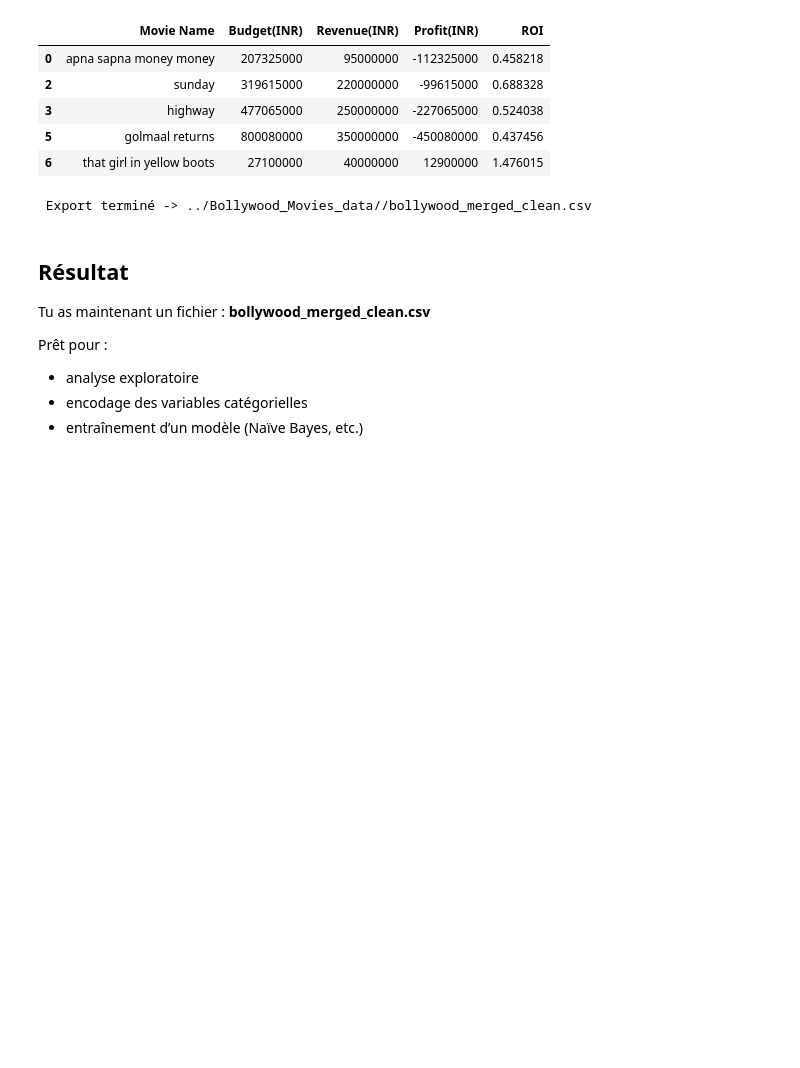
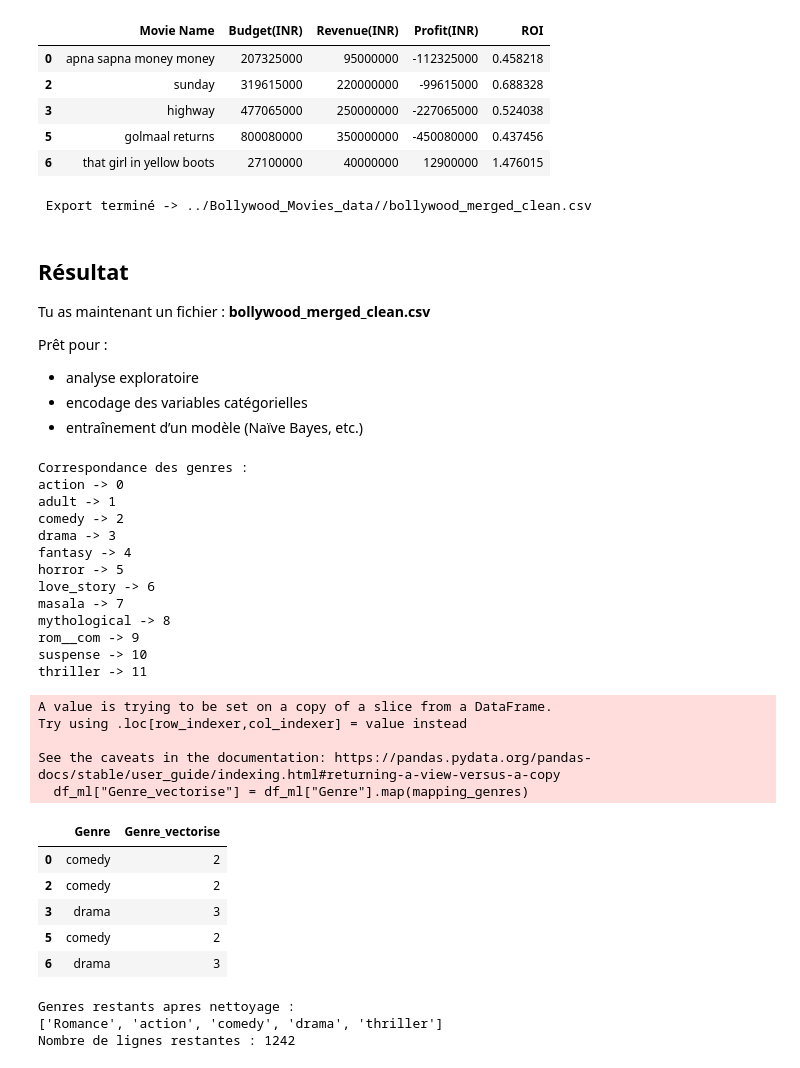
Before and after one commit to kbenaicha/Project-dePr-diction-du-genre-des-films-avec-Naive-Bayes, a Jupyter notebook: src/Bollywood_Fusion_Nettoyage.ipynb, the cells around one changed output. Saved outputs shown, nothing was run; the diff lists cells and outputs as text; code cells hidden in the pictures; blank space fills up the shorter version.

Commit message:
Vectorisation et correction des genres

```diff
--- a/src/Bollywood_Fusion_Nettoyage.ipynb
+++ b/src/Bollywood_Fusion_Nettoyage.ipynb
@@ -300,3 +300,56 @@ Prêt pour :
 - analyse exploratoire
 - encodage des variables catégorielles
 - entraînement d’un modèle (Naïve Bayes, etc.)
+# %%
+# 11) Vectorisation de la colonne Genre
+# Chaque genre est transform? en un code num?rique diff?rent
+
+mapping_genres = {genre: code for code, genre in enumerate(sorted(df_ml["Genre"].dropna().unique()))}
+df_ml["Genre_vectorise"] = df_ml["Genre"].map(mapping_genres)
+
+print("Correspondance des genres :")
+for genre, code in mapping_genres.items():
+    print(f"{genre} -> {code}")
+
+df_ml[["Genre", "Genre_vectorise"]].head()
+# %% [output]
+Correspondance des genres :
+action -> 0
+adult -> 1
+comedy -> 2
+drama -> 3
+fantasy -> 4
+horror -> 5
+love_story -> 6
+masala -> 7
+mythological -> 8
+rom__com -> 9
+suspense -> 10
+thriller -> 11
+A value is trying to be set on a copy of a slice from a DataFrame.
+Try using .loc[row_indexer,col_indexer] = value instead
+
+See the caveats in the documentation: https://pandas.pydata.org/pandas-docs/stable/user_guide/indexing.html#returning-a-view-versus-a-copy
+  df_ml["Genre_vectorise"] = df_ml["Genre"].map(mapping_genres)
+|  | Genre | Genre_vectorise |
+| 0 | comedy | 2 |
+| 2 | comedy | 2 |
+| 3 | drama | 3 |
+| 5 | comedy | 2 |
+| 6 | drama | 3 |
+# %%
+# 12) Filtrer certains genres et regrouper les genres romantiques
+# Suppression des films appartenant a certains genres peu utiles pour l'analyse
+genres_a_supprimer = ["horror", "masala", "fantasy", "suspense", "adult", "mythological"]
+df_ml = df_ml[~df_ml["Genre"].isin(genres_a_supprimer)].copy()
+
+# Regroupement des genres proches sous une seule categorie
+df_ml["Genre"] = df_ml["Genre"].replace({"love_story": "Romance", "rom__com": "Romance", "rom_com": "Romance", "love story": "Romance"})
+
+print("Genres restants apres nettoyage :")
+print(sorted(df_ml["Genre"].dropna().unique()))
+print(f"Nombre de lignes restantes : {len(df_ml)}")
+# %% [output]
+Genres restants apres nettoyage :
+['Romance', 'action', 'comedy', 'drama', 'thriller']
+Nombre de lignes restantes : 1242
```
Also changed, not shown: parts of 1 cell of this notebook.
